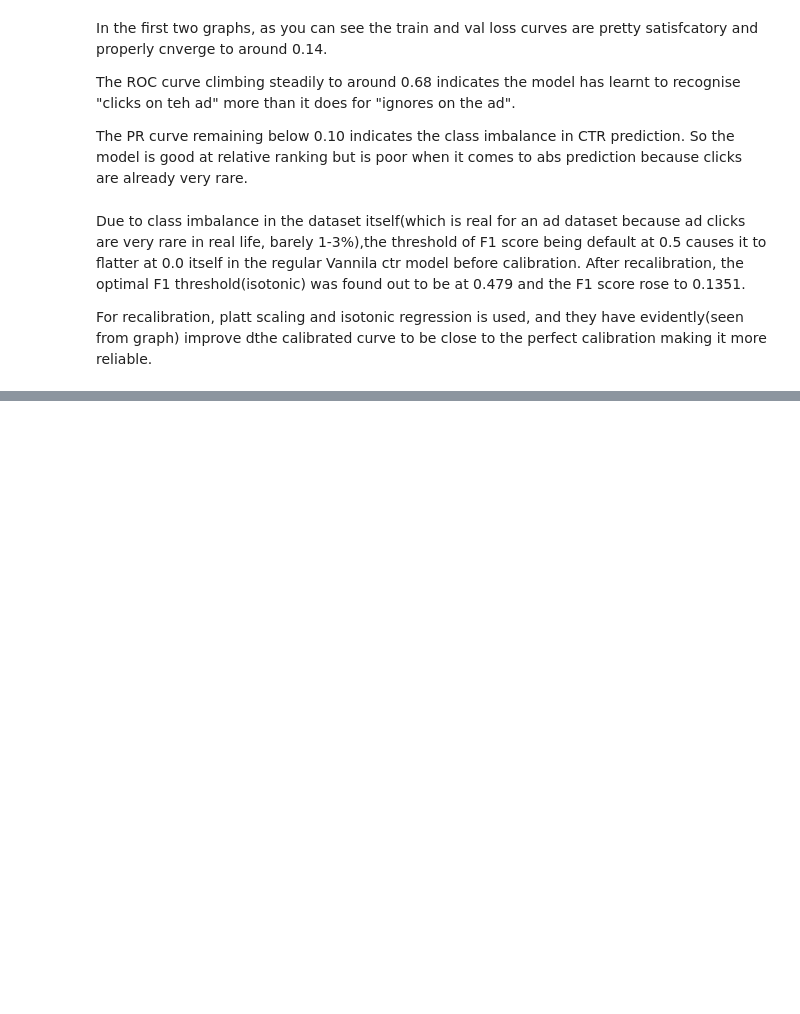
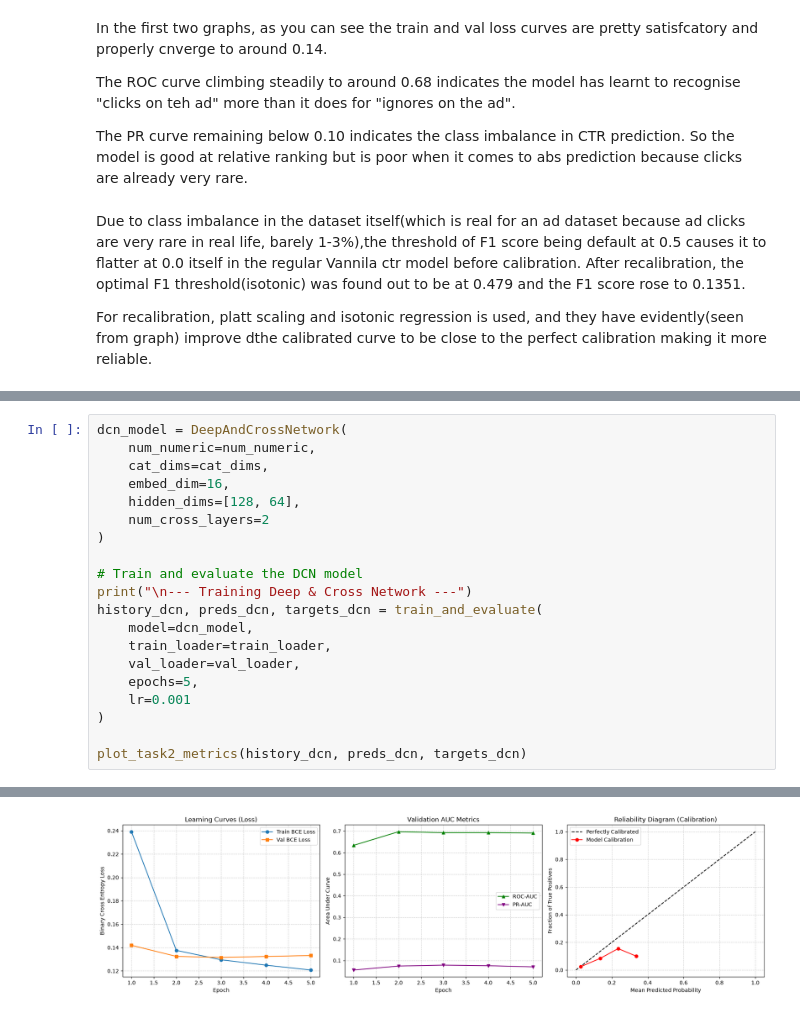
Before and after one commit to bhuv2/-brbhuvanesh--Intelligence-SIG-Recs-2026, a Jupyter notebook: mandatory-tasks/recommender-systems-cf-to-dlrm/RecommendationTasks/02_NeuralCTR/neural_ctr.ipynb, the cells around one changed output, grey strips where cells are left out. Drawn from its saved outputs; the diff is of its cells as text; blank space fills up the shorter version.

Commit message:
BONUS: added DCN model

```diff
--- a/mandatory-tasks/recommender-systems-cf-to-dlrm/RecommendationTasks/02_NeuralCTR/neural_ctr.ipynb
+++ b/mandatory-tasks/recommender-systems-cf-to-dlrm/RecommendationTasks/02_NeuralCTR/neural_ctr.ipynb
@@ -379,0 +543,21 @@ For recalibration, platt scaling and isotonic regression is used, and they have
+# %%
+dcn_model = DeepAndCrossNetwork(
+    num_numeric=num_numeric,
+    cat_dims=cat_dims,
+    embed_dim=16,
+    hidden_dims=[128, 64],
+    num_cross_layers=2
+)
+
+# Train and evaluate the DCN model
+print("\n--- Training Deep & Cross Network ---")
+history_dcn, preds_dcn, targets_dcn = train_and_evaluate(
+    model=dcn_model,
+    train_loader=train_loader,
+    val_loader=val_loader,
+    epochs=5,
+    lr=0.001
+)
+
+plot_task2_metrics(history_dcn, preds_dcn, targets_dcn)
+# %% [output]
@@ -379,0 +570 @@ For recalibration, platt scaling and isotonic regression is used, and they have
+[figure, added]
```
Also changed, not shown: parts of 8 cells of this notebook, 2 other files.
